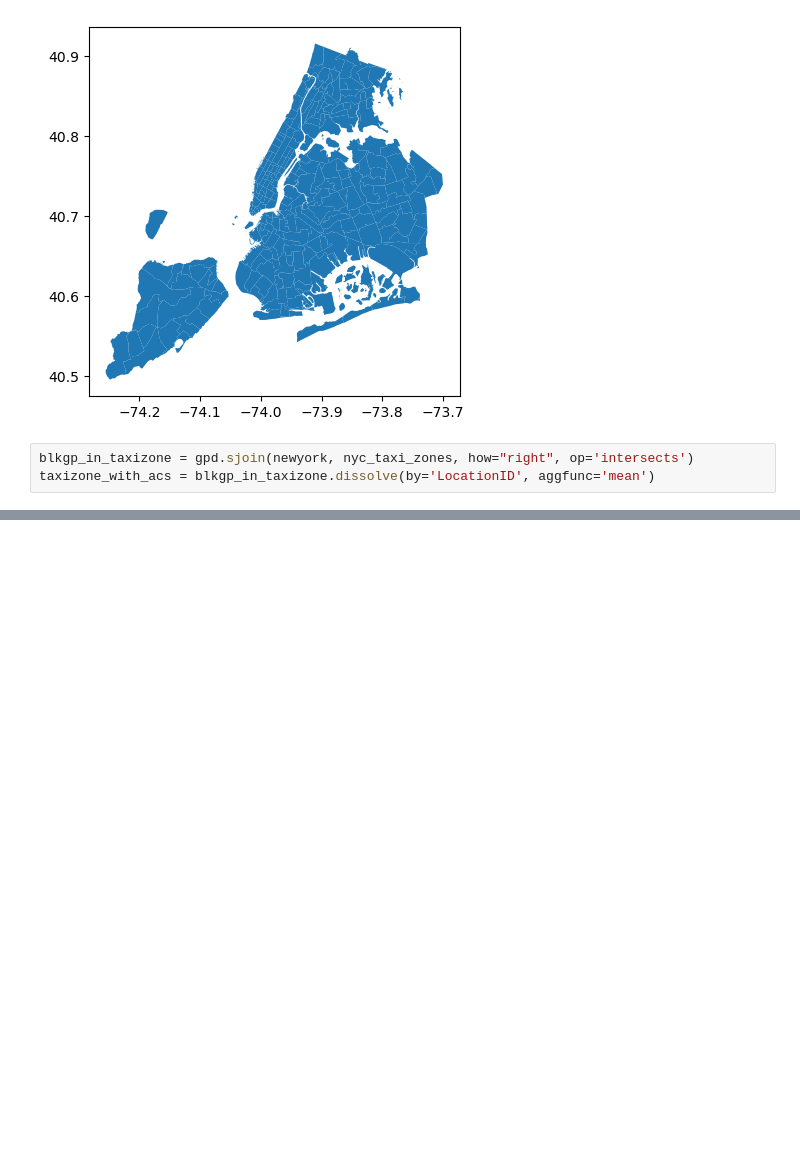
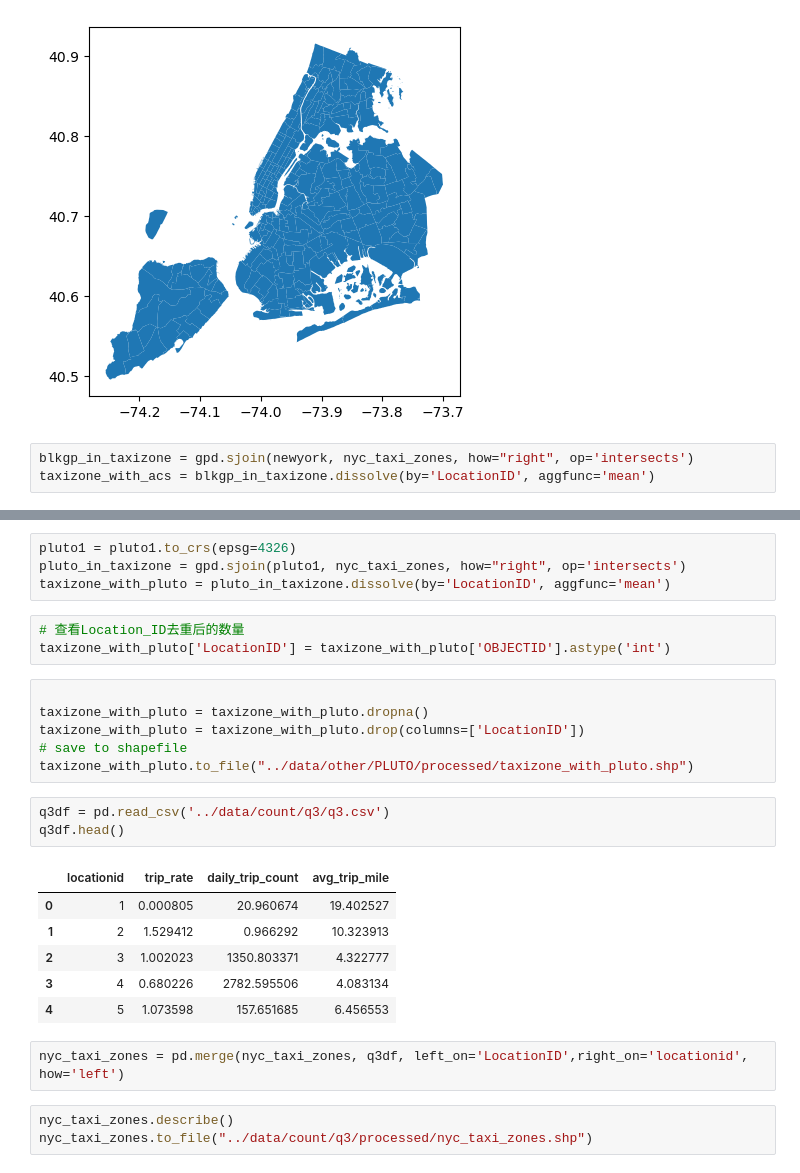
Before and after one commit to HoraceWuu/UofG_MSc_Dissertation, a Jupyter notebook: code/q3.ipynb, the cells around one changed output, grey strips where cells are left out. Drawn from its saved outputs; the diff is of its cells as text; blank space fills up the shorter version.

```diff
--- a/code/q3.ipynb
+++ b/code/q3.ipynb
@@ -128,0 +157,28 @@ df.plot()
+# %%
+pluto1 = pluto1.to_crs(epsg=4326)
+pluto_in_taxizone = gpd.sjoin(pluto1, nyc_taxi_zones, how="right", op='intersects')
+taxizone_with_pluto = pluto_in_taxizone.dissolve(by='LocationID', aggfunc='mean')
+# %%
+# 查看Location_ID去重后的数量
+taxizone_with_pluto['LocationID'] = taxizone_with_pluto['OBJECTID'].astype('int')
+# %%
+
+taxizone_with_pluto = taxizone_with_pluto.dropna()
+taxizone_with_pluto = taxizone_with_pluto.drop(columns=['LocationID'])
+# save to shapefile
+taxizone_with_pluto.to_file("../data/other/PLUTO/processed/taxizone_with_pluto.shp")
+# %%
+q3df = pd.read_csv('../data/count/q3/q3.csv')
+q3df.head()
+# %% [output]
+|  | locationid | trip_rate | daily_trip_count | avg_trip_mile |
+| 0 | 1 | 0.000805 | 20.960674 | 19.402527 |
+| 1 | 2 | 1.529412 | 0.966292 | 10.323913 |
+| 2 | 3 | 1.002023 | 1350.803371 | 4.322777 |
+| 3 | 4 | 0.680226 | 2782.595506 | 4.083134 |
+| 4 | 5 | 1.073598 | 157.651685 | 6.456553 |
+# %%
+nyc_taxi_zones = pd.merge(nyc_taxi_zones, q3df, left_on='LocationID',right_on='locationid', how='left')
+# %%
+nyc_taxi_zones.describe()
+nyc_taxi_zones.to_file("../data/count/q3/processed/nyc_taxi_zones.shp")
```
Also changed, not shown: parts of 4 cells of this notebook.
